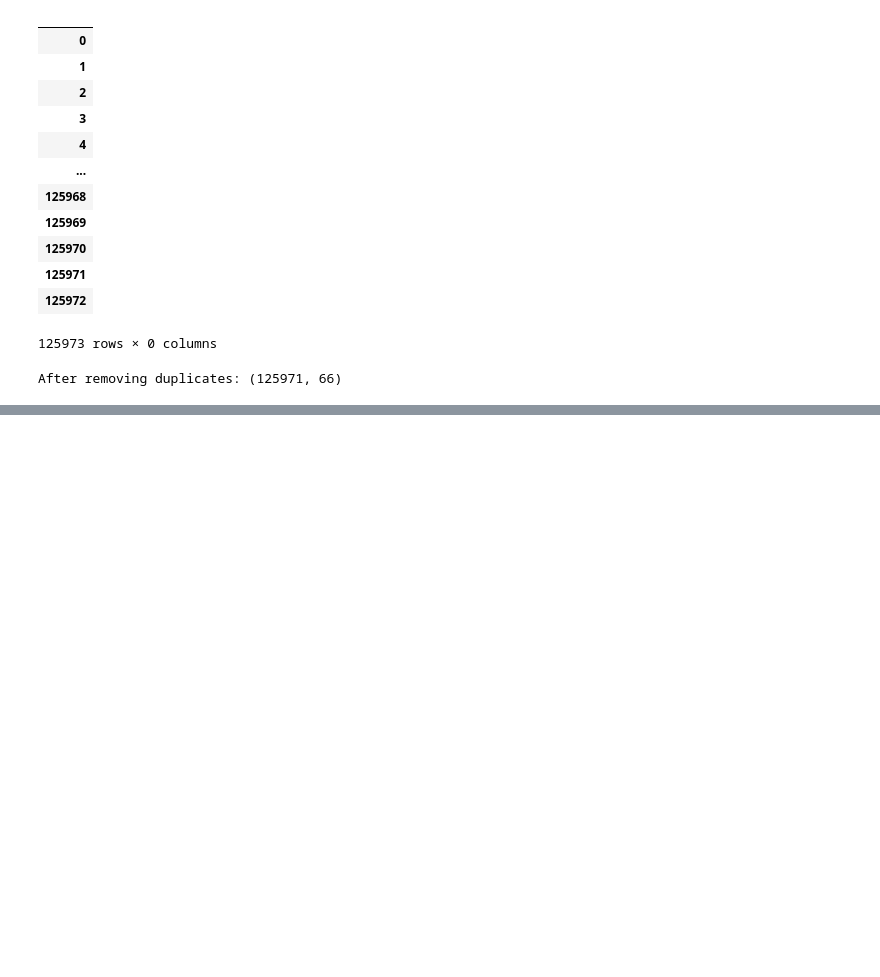
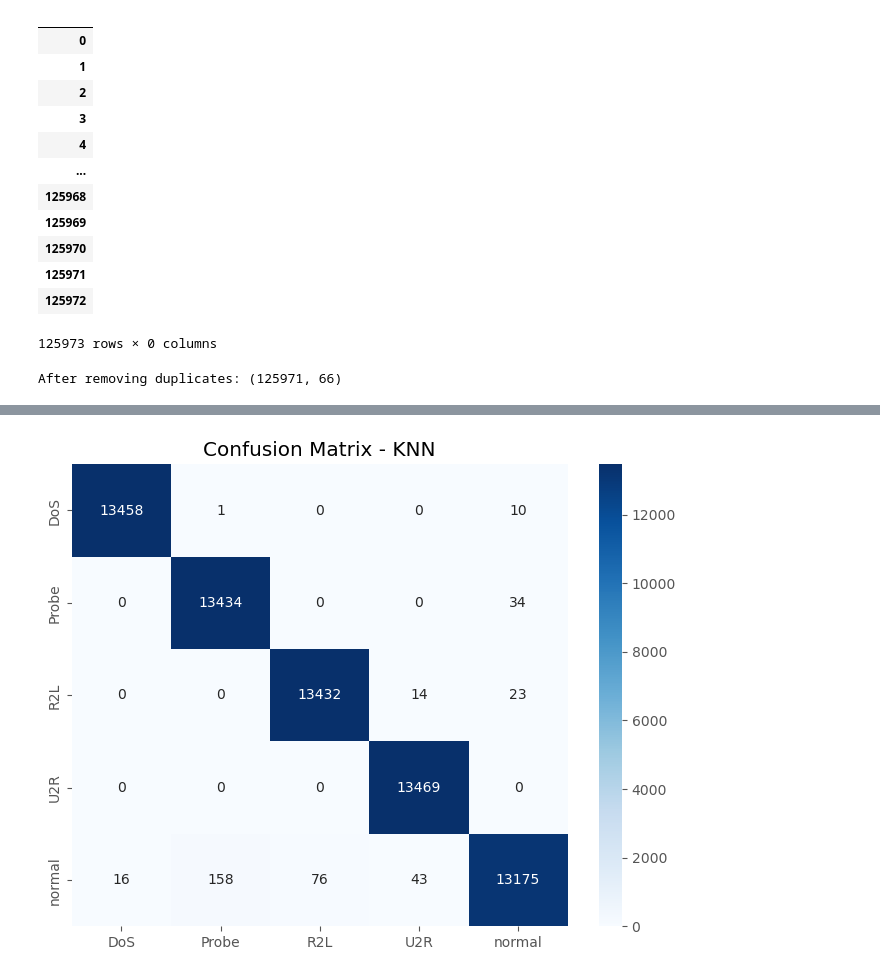
Before and after one commit to mailech/SentinelNet-AI-Powered-Network-Intrusion-Detection-System-, a Jupyter notebook: SentinelNet-AI-Powered-Network-Intrusion-Detection-System--main/Feature-Engineering.ipynb, the cells around one changed output, grey strips where cells are left out. Cells and saved outputs as stored; diff of their text form; code cells hidden in the pictures; blank space fills up the shorter version.

```diff
--- a/SentinelNet-AI-Powered-Network-Intrusion-Detection-System--main/Feature-Engineering.ipynb
+++ b/SentinelNet-AI-Powered-Network-Intrusion-Detection-System--main/Feature-Engineering.ipynb
@@ -436,0 +459,12 @@ Final Test Shape: (22544, 16)
+# %%
+from sklearn.model_selection import train_test_split
+
+X_train, X_val, y_train, y_val = train_test_split(
+    X_resampled,
+    y_encoded,
+    test_size=0.2,
+    random_state=42,
+    stratify=y_encoded
+)
+
+print("Train Shape:", X_train.shape)
@@ -436,0 +473,16 @@ Final Test Shape: (22544, 16)
+# %%
+from sklearn.neighbors import KNeighborsClassifier
+from sklearn.metrics import accuracy_score, classification_report
+
+knn = KNeighborsClassifier(
+    n_neighbors=5,
+    algorithm='brute',
+    n_jobs=1
+)
+
+knn.fit(X_train, y_train)
+
+y_pred_knn = knn.predict(X_val)
+
+print("KNN Accuracy:", accuracy_score(y_val, y_pred_knn))
+print(classification_report(y_val, y_pred_knn, target_names=le.classes_))
@@ -436,0 +502,19 @@ Final Test Shape: (22544, 16)
+# %%
+from sklearn.metrics import confusion_matrix
+import seaborn as sns
+import matplotlib.pyplot as plt
+
+cm = confusion_matrix(y_val, y_pred_knn)
+
+plt.figure(figsize=(8,6))
+sns.heatmap(cm,
+            annot=True,
+            fmt='d',
+            cmap='Blues',
+            xticklabels=le.classes_,
+            yticklabels=le.classes_)
+
+plt.title("Confusion Matrix - KNN")
+plt.show()
+# %% [output]
+[figure, added]
```
Also changed, not shown: parts of 19 cells of this notebook.
